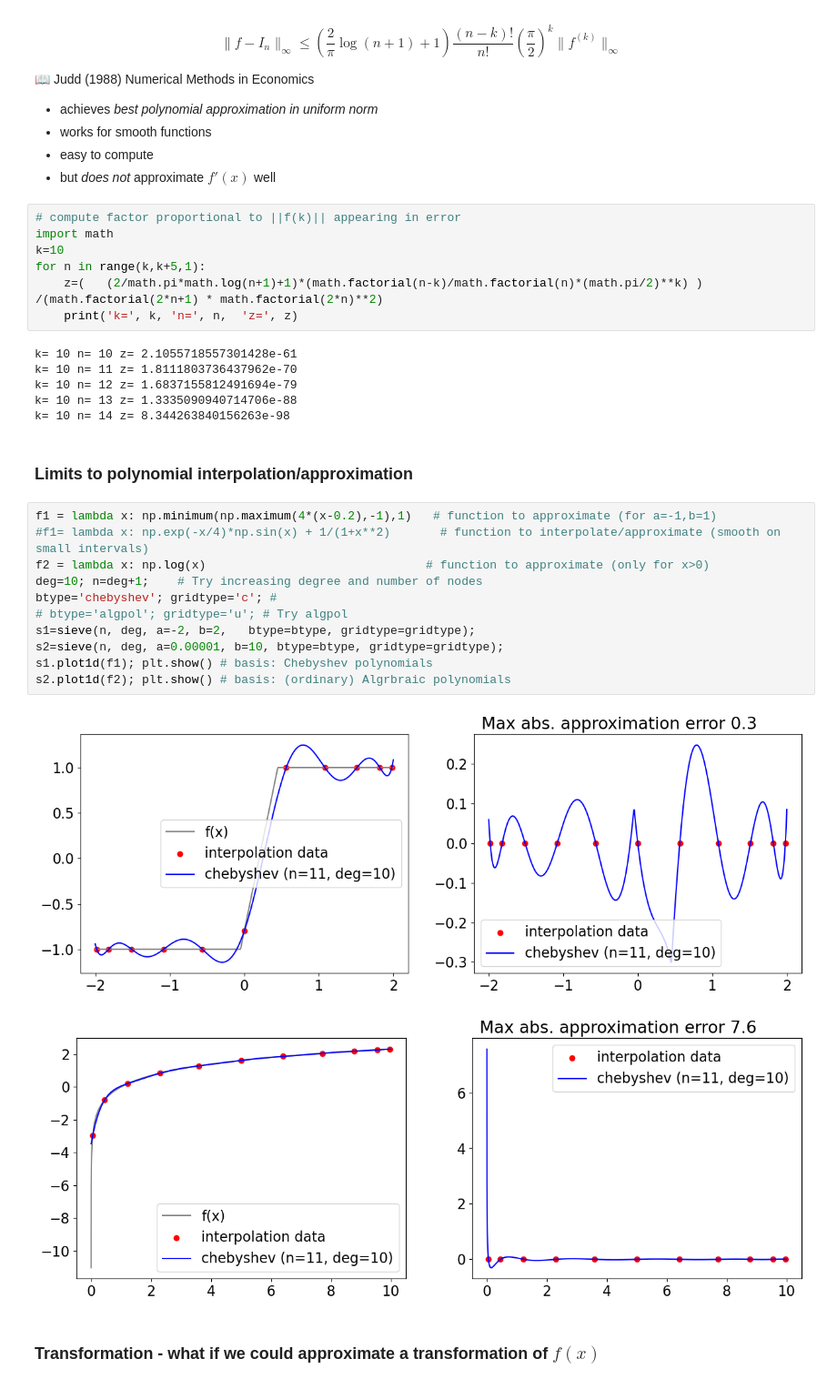
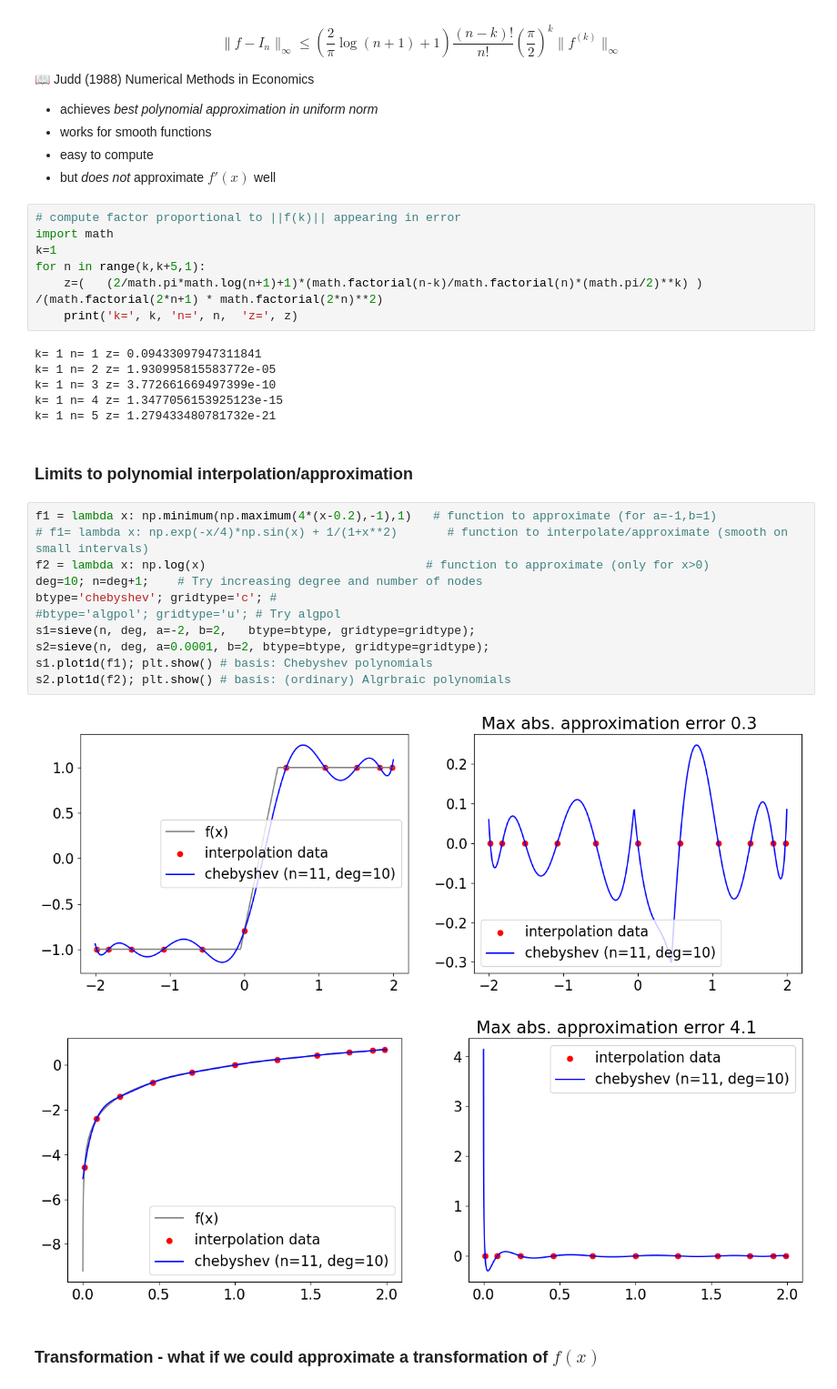
Before and after one commit to bschjerning/dp_ucph, a Jupyter notebook: 1_theory_tools/05_interpolation.ipynb, the cells around one changed output. Shown at 91% size. Drawn from its saved outputs; the diff is of its cells as text.

```diff
--- a/1_theory_tools/05_interpolation.ipynb
+++ b/1_theory_tools/05_interpolation.ipynb
@@ -493,32 +493,32 @@ $$
 # %%
 # compute factor proportional to ||f(k)|| appearing in error
 import math
-k=10
+k=1
 for n in range(k,k+5,1):
     z=(   (2/math.pi*math.log(n+1)+1)*(math.factorial(n-k)/math.factorial(n)*(math.pi/2)**k) ) /(math.factorial(2*n+1) * math.factorial(2*n)**2)
     print('k=', k, 'n=', n,  'z=', z)
 # %% [output]
-k= 10 n= 10 z= 2.1055718557301428e-61
-k= 10 n= 11 z= 1.8111803736437962e-70
-k= 10 n= 12 z= 1.6837155812491694e-79
-k= 10 n= 13 z= 1.3335090940714706e-88
-k= 10 n= 14 z= 8.344263840156263e-98
+k= 1 n= 1 z= 0.09433097947311841
+k= 1 n= 2 z= 1.930995815583772e-05
+k= 1 n= 3 z= 3.772661669497399e-10
+k= 1 n= 4 z= 1.3477056153925123e-15
+k= 1 n= 5 z= 1.279433480781732e-21
 # %% [markdown]
 ### Limits to polynomial interpolation/approximation
 # %%
 f1 = lambda x: np.minimum(np.maximum(4*(x-0.2),-1),1)   # function to approximate (for a=-1,b=1)
-#f1= lambda x: np.exp(-x/4)*np.sin(x) + 1/(1+x**2)       # function to interpolate/approximate (smooth on small intervals)
+# f1= lambda x: np.exp(-x/4)*np.sin(x) + 1/(1+x**2)       # function to interpolate/approximate (smooth on small intervals)
 f2 = lambda x: np.log(x)                               # function to approximate (only for x>0)
 deg=10; n=deg+1;    # Try increasing degree and number of nodes
 btype='chebyshev'; gridtype='c'; #
-# btype='algpol'; gridtype='u'; # Try algpol
+#btype='algpol'; gridtype='u'; # Try algpol
 s1=sieve(n, deg, a=-2, b=2,   btype=btype, gridtype=gridtype);
-s2=sieve(n, deg, a=0.00001, b=10, btype=btype, gridtype=gridtype);
+s2=sieve(n, deg, a=0.0001, b=2, btype=btype, gridtype=gridtype);
 s1.plot1d(f1); plt.show() # basis: Chebyshev polynomials
 s2.plot1d(f2); plt.show() # basis: (ordinary) Algrbraic polynomials
 # %% [output]
 [figure]
-[figure, old version]
+[figure, new version]
 # %% [markdown]
 ### Transformation - what if we could approximate a transformation of $f(x)$
 # %%
```
Also changed, not shown: parts of 18 cells of this notebook.
